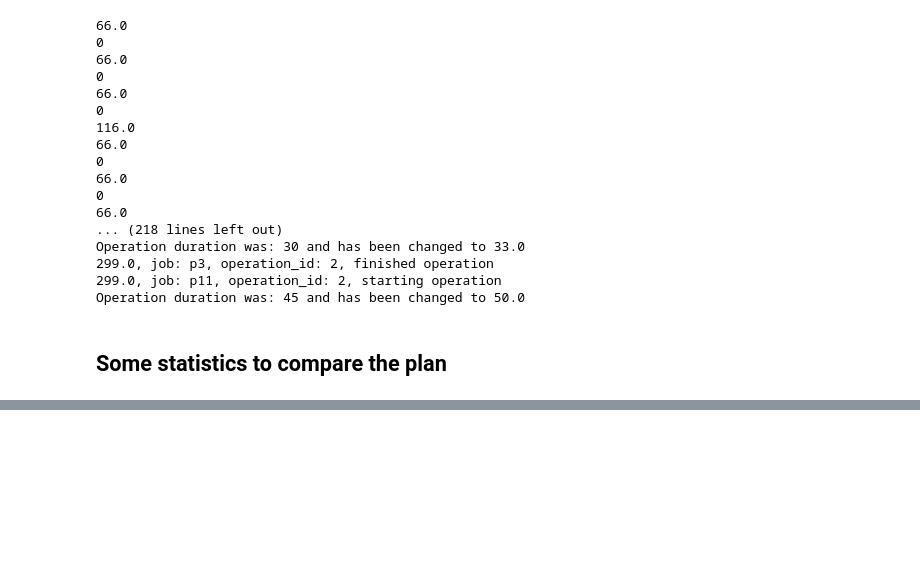
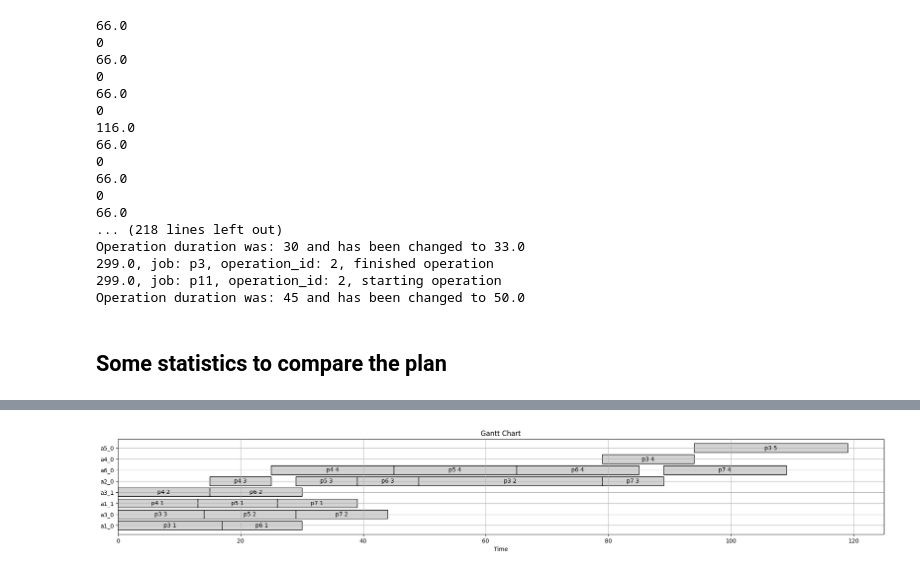
Before and after one commit to MarvinMat/PlanCausal, a Jupyter notebook: simulation_example.ipynb, the cells around one changed output, grey strips where cells are left out. Cells and saved outputs as stored; diff of their text form; code cells hidden in the pictures; blank space fills up the shorter version.

```diff
--- a/simulation_example.ipynb
+++ b/simulation_example.ipynb
@@ -246,0 +244,50 @@ plt.show()
+# %%
+import matplotlib.pyplot as plt
+import pandas as pd
+import math
+
+# Daten in ein DataFrame konvertieren
+df = pd.DataFrame([p.to_dict() for p in gt_non_causal_schedule])
+
+size_height = math.ceil(df["machine"].count().itemsize / 3)
+# Gantt-Diagramm erstellen
+fig, ax = plt.subplots(figsize=(24, size_height))
+
+# Maschinen als y-Werte für die Balken
+machines = df['machine'].unique()
+machine_to_y = {machine: i for i, machine in enumerate(machines)}
+
+# Iteriere über jede Zeile des DataFrames
+for i, row in df.iterrows():
+    start = row['start_time']
+    duration = row['plan_duration']
+    job_id = row['job_id']
+    task_id = row['operation_id']
+    machine = row['machine']
+    label = f'{job_id} {task_id}'
+
+    # Stelle die Aufgabe als Balken im Diagramm dar
+    ax.barh(y=machine_to_y[machine], left=start, width=duration, height=0.8, align='center', color='lightgrey', edgecolor='black')
+
+    # Text in den Balken einfügen
+    ax.text(x=start + duration / 2, y=machine_to_y[machine], s=label, va='center', ha='center', color='black')
+
+# Diagramm formatieren
+ax.set_xlabel('Time')
+ax.set_yticks(list(machine_to_y.values()))
+ax.set_yticklabels(list(machine_to_y.keys()))
+ax.set_title('Gantt Chart')
+
+# Grid anzeigen
+ax.grid(True)
+
+# Legende entfernen, da sie nicht mehr notwendig ist
+# Handles und Labels der Legende deduplizieren
+# handles, labels = plt.gca().get_legend_handles_labels()
+# by_label = dict(zip(labels, handles))
+# plt.legend(by_label.values(), by_label.keys())
+
+# Diagramm anzeigen
+plt.show()
+# %% [output]
+[figure, added]
```
Also changed, not shown: parts of 4 cells of this notebook, 3 other files.
